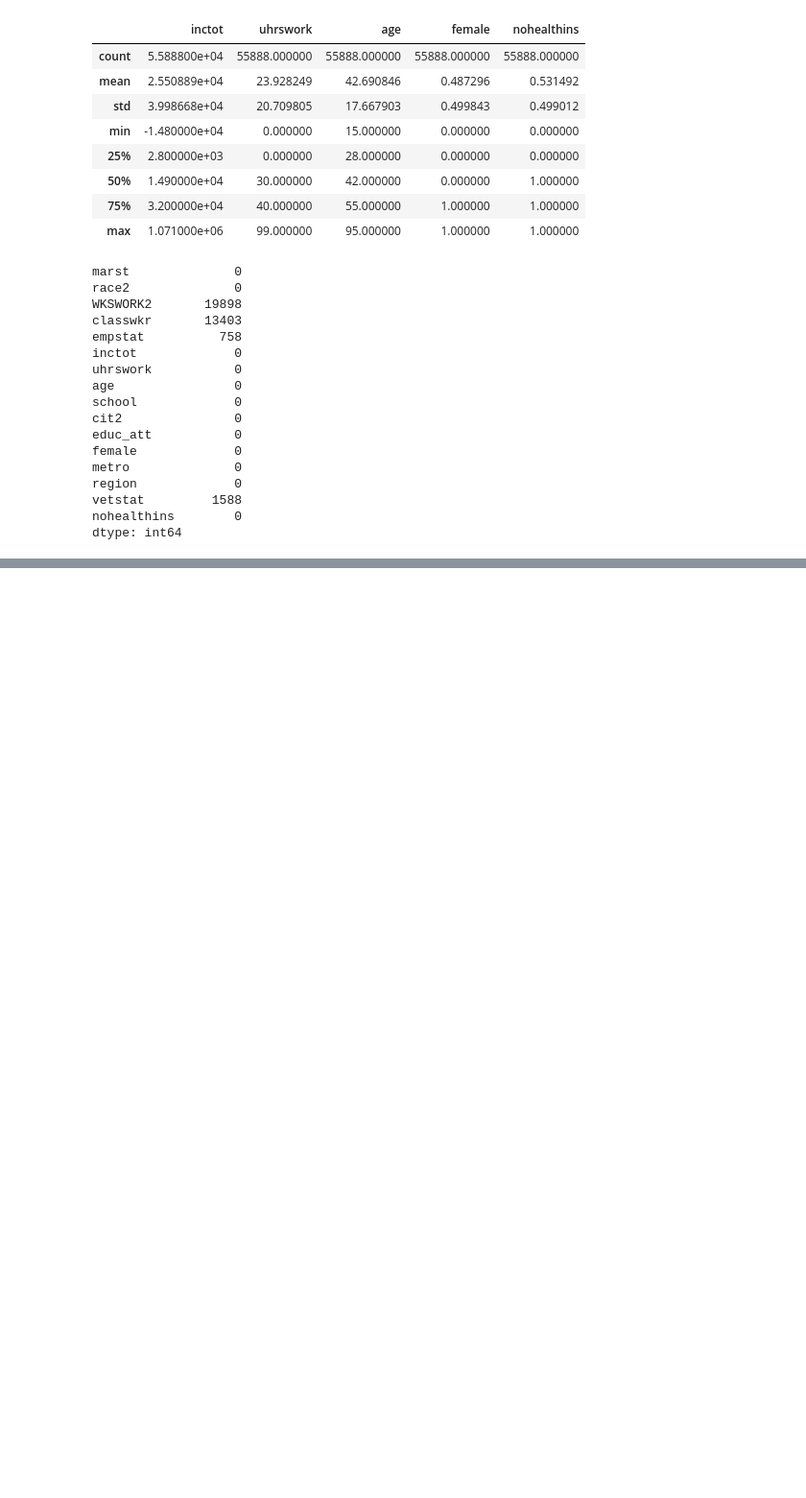
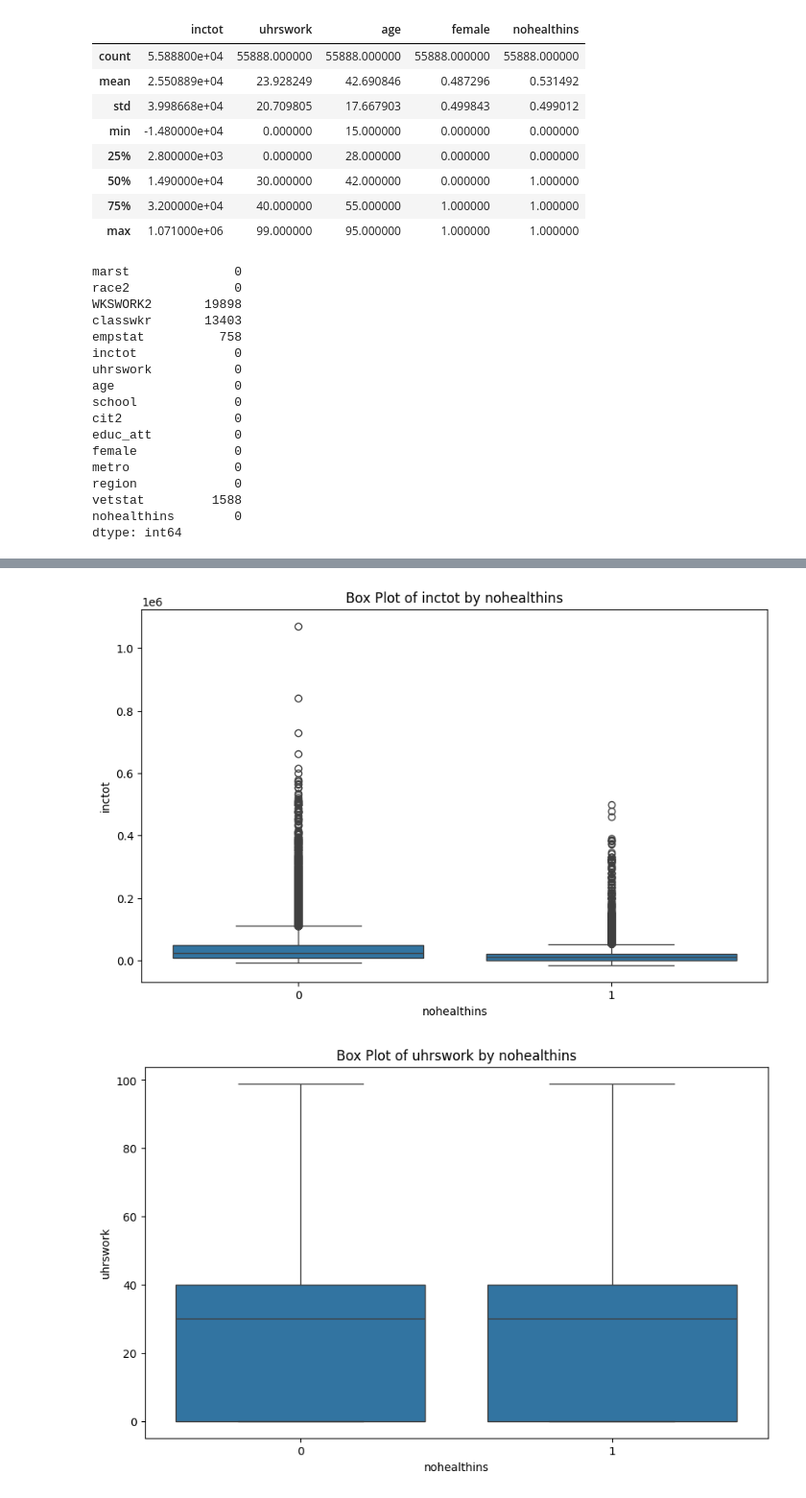
Before and after one commit to HiwaTase/Machine-Learning, a Jupyter notebook: Untitled1.ipynb, the cells around one changed output, grey strips where cells are left out. Shown: that part at 96% size. Drawn from its saved outputs; the diff is of its cells as text; code cells hidden in the pictures; blank space fills up the shorter version.

```diff
--- a/Untitled1.ipynb
+++ b/Untitled1.ipynb
@@ -143,0 +174,14 @@ for column in columns_fill:
+# %%
+import seaborn as sns
+import matplotlib.pyplot as plt
+binary_variable = 'nohealthins'
+columns_to_plot = ['inctot', 'uhrswork', 'age']
+
+for column in columns_to_plot:
+    plt.figure(figsize=(10, 6))
+    sns.boxplot(x=y_train,y=column, data=train_set1)
+    plt.title(f'Box Plot of {column} by {binary_variable}')
+    plt.show()
+# %% [output]
+[figure, added]
+[figure, added]
```
Also changed, not shown: parts of 12 cells of this notebook.
